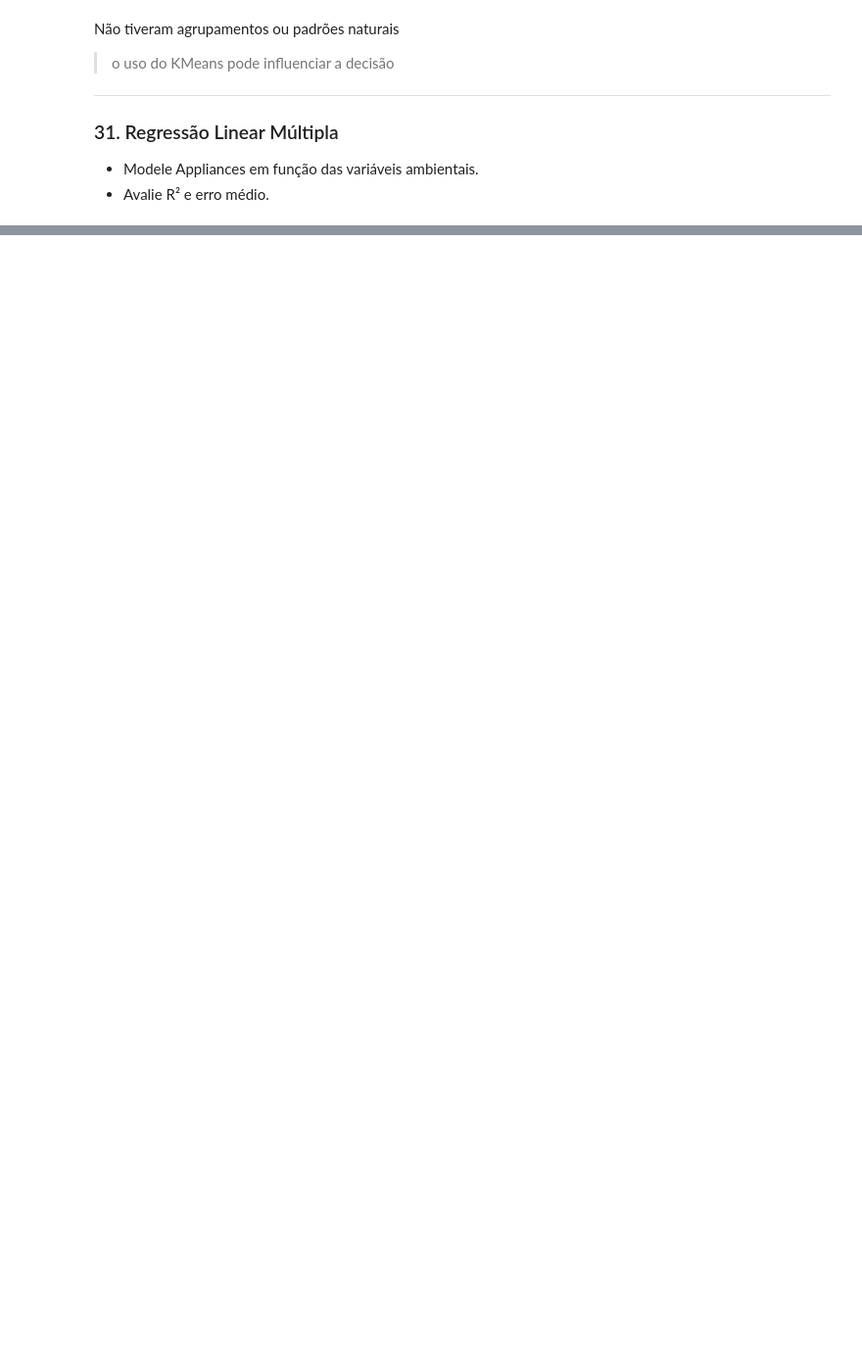
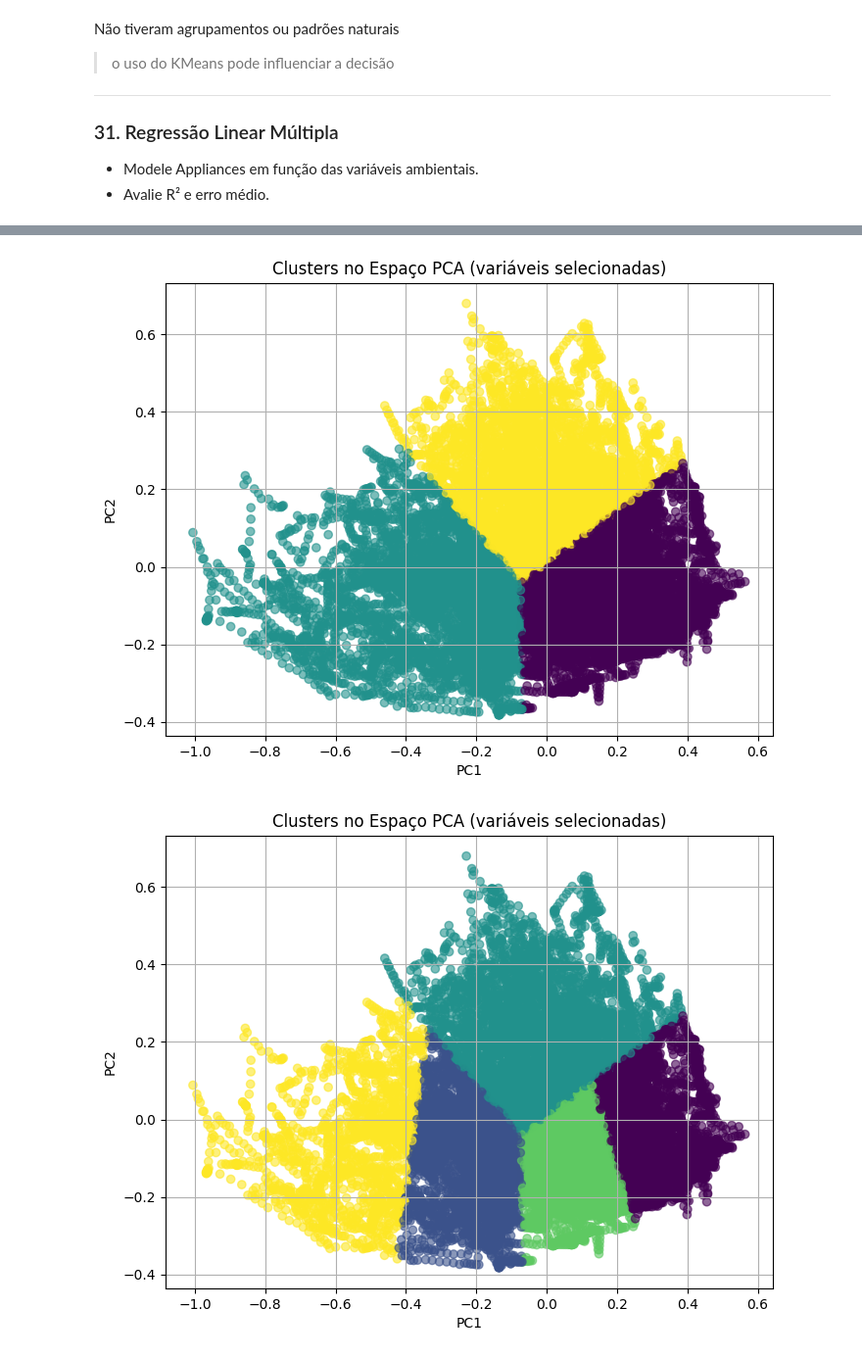
Before and after one commit to Entrega-CheckPoint/IOT-IOB-GENERATIVE-IA-CP04, a Jupyter notebook: parte-3.ipynb, the cells around one changed output, grey strips where cells are left out. Shown at 98% size. Saved outputs shown, nothing was run; the diff lists cells and outputs as text; code cells hidden in the pictures; blank space fills up the shorter version.

```diff
--- a/parte-3.ipynb
+++ b/parte-3.ipynb
@@ -362,0 +403,44 @@ usar o modelo escalonado ou com os valores originais, `não altera o R²`, porem
+# %%
+# Selecionar só algumas variáveis relevantes
+selected_cols = ["Appliances", "lights", "T1", "RH_1", "T_out", "RH_out", "Windspeed"]
+
+df_selected = df_scaled[selected_cols]
+
+# PCA de 2 componentes
+pca = PCA(n_components=2)
+df_pca = pca.fit_transform(df_selected)
+
+df_pca = pd.DataFrame(df_pca, columns=["PC1", "PC2"])
+
+# KMeans com 3 clusters
+kmeans = KMeans(n_clusters=3, random_state=42)
+clusters = kmeans.fit_predict(df_pca)
+
+df_pca["Cluster"] = clusters
+
+# Plotar
+plt.figure(figsize=(8,6))
+plt.scatter(df_pca["PC1"], df_pca["PC2"], c=df_pca["Cluster"], cmap="viridis", alpha=0.6)
+plt.xlabel("PC1")
+plt.ylabel("PC2")
+plt.title("Clusters no Espaço PCA (variáveis selecionadas)")
+plt.grid(True)
+plt.show()
+
+# KMeans com 5 clusters
+kmeans = KMeans(n_clusters=5, random_state=42)
+clusters = kmeans.fit_predict(df_pca)
+
+df_pca["Cluster"] = clusters
+
+# Plotar
+plt.figure(figsize=(8,6))
+plt.scatter(df_pca["PC1"], df_pca["PC2"], c=df_pca["Cluster"], cmap="viridis", alpha=0.6)
+plt.xlabel("PC1")
+plt.ylabel("PC2")
+plt.title("Clusters no Espaço PCA (variáveis selecionadas)")
+plt.grid(True)
+plt.show()
+# %% [output]
+[figure, added]
+[figure, added]
```
Also changed, not shown: parts of 24 cells of this notebook, 1 other file.
